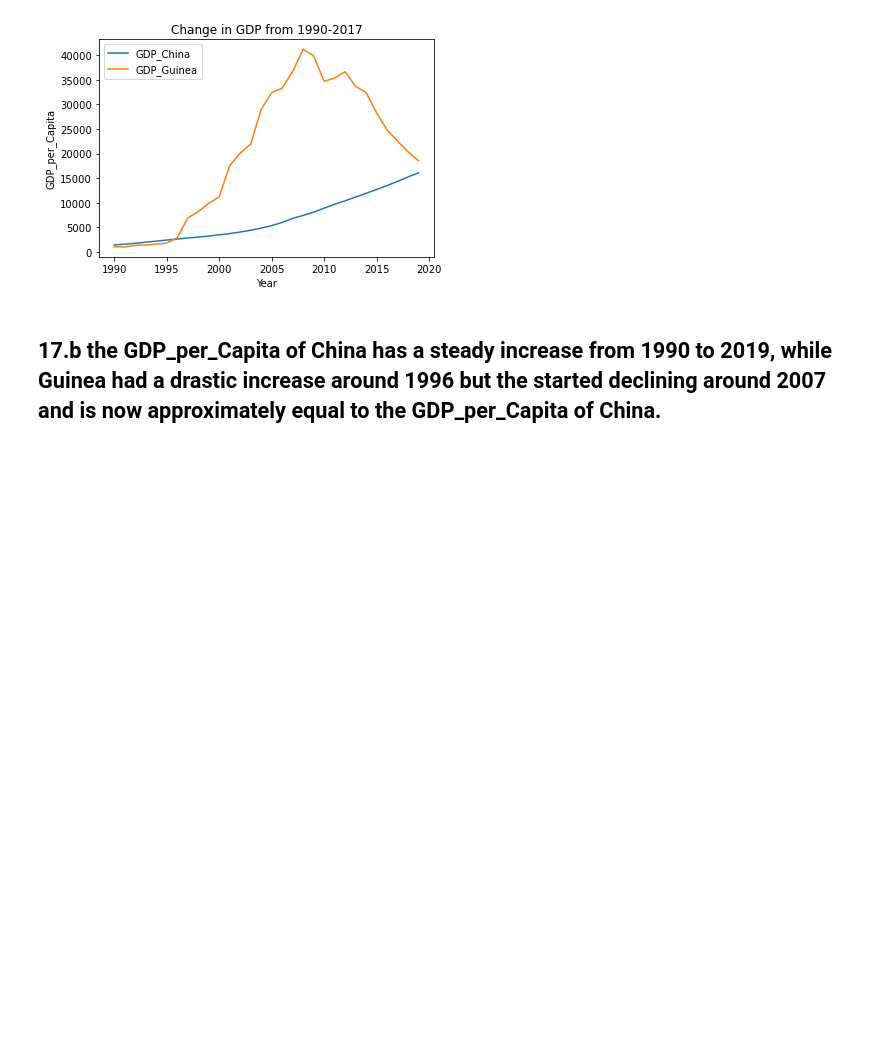
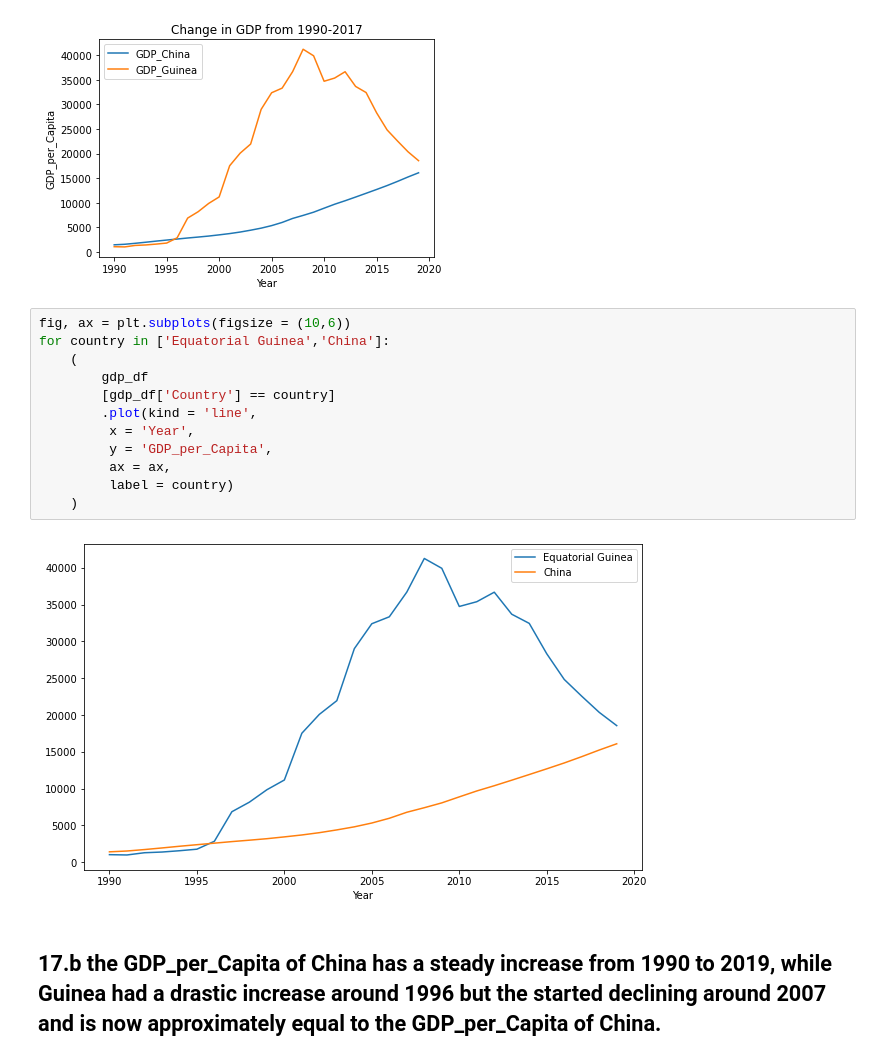
Before and after one commit to nss-data-science-cohort-5/un_exploration-JAGVU09, a Jupyter notebook: notebooks/UN_Data_Exploration.ipynb, the cells around one changed output. Drawn from its saved outputs; the diff is of its cells as text; blank space fills up the shorter version.

```diff
--- a/notebooks/UN_Data_Exploration.ipynb
+++ b/notebooks/UN_Data_Exploration.ipynb
@@ -218,6 +285,20 @@ plt.title("Change in GDP from 1990-2017")
 plt.legend(["GDP_China", "GDP_Guinea"]);
 # %% [output]
 [figure]
+# %%
+fig, ax = plt.subplots(figsize = (10,6))
+for country in ['Equatorial Guinea','China']:
+    (
+        gdp_df
+        [gdp_df['Country'] == country]
+        .plot(kind = 'line',
+         x = 'Year',
+         y = 'GDP_per_Capita',
+         ax = ax,
+         label = country)
+    )
+# %% [output]
+[figure, added]
 # %% [markdown]
 ## 17.b the GDP_per_Capita of China has a steady increase from 1990 to 2019, while Guinea had a drastic increase around 1996 but the started declining around 2007 and is now approximately equal to the GDP_per_Capita of China.
 # %%
```
Also changed, not shown: parts of 22 cells of this notebook.
